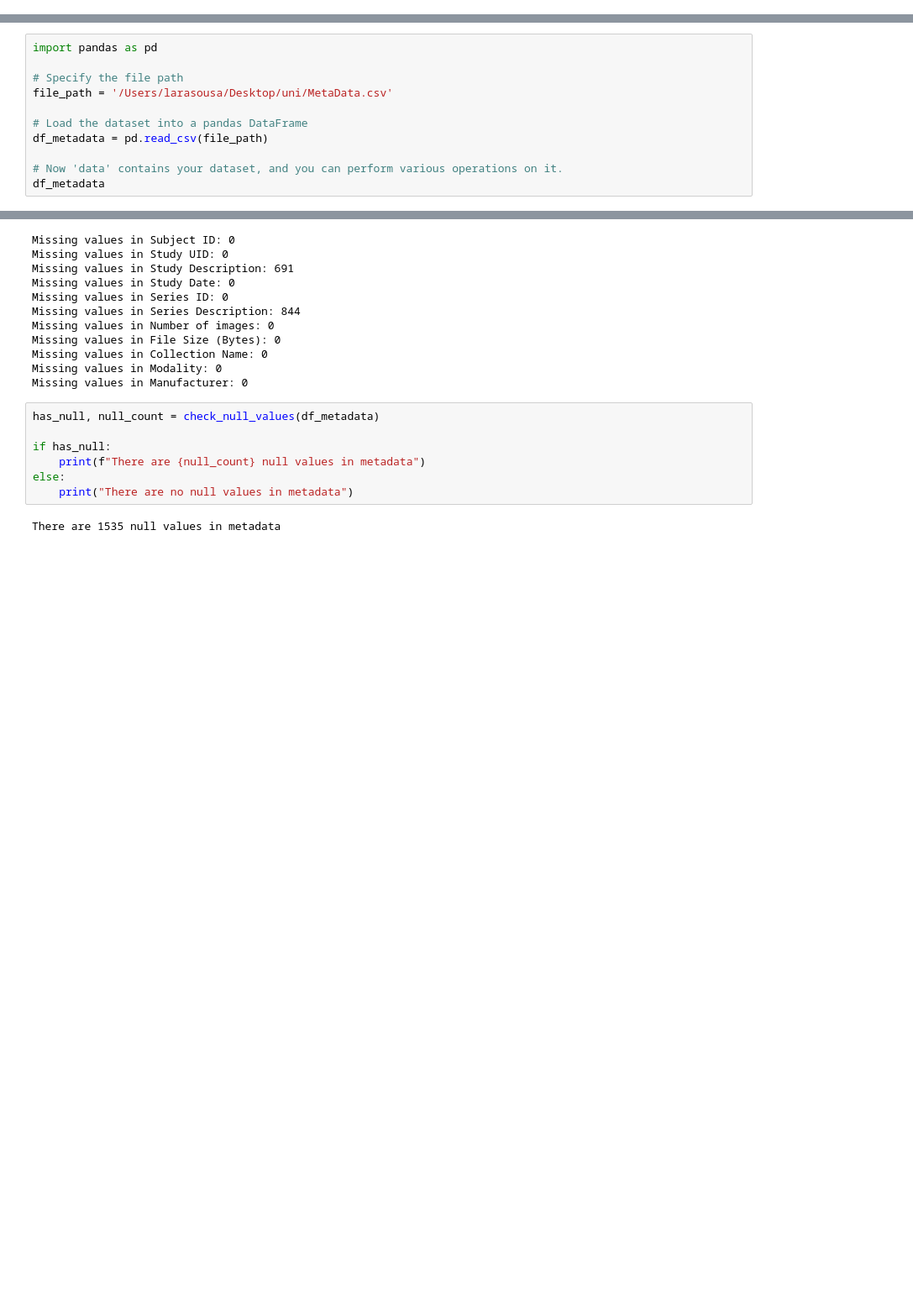
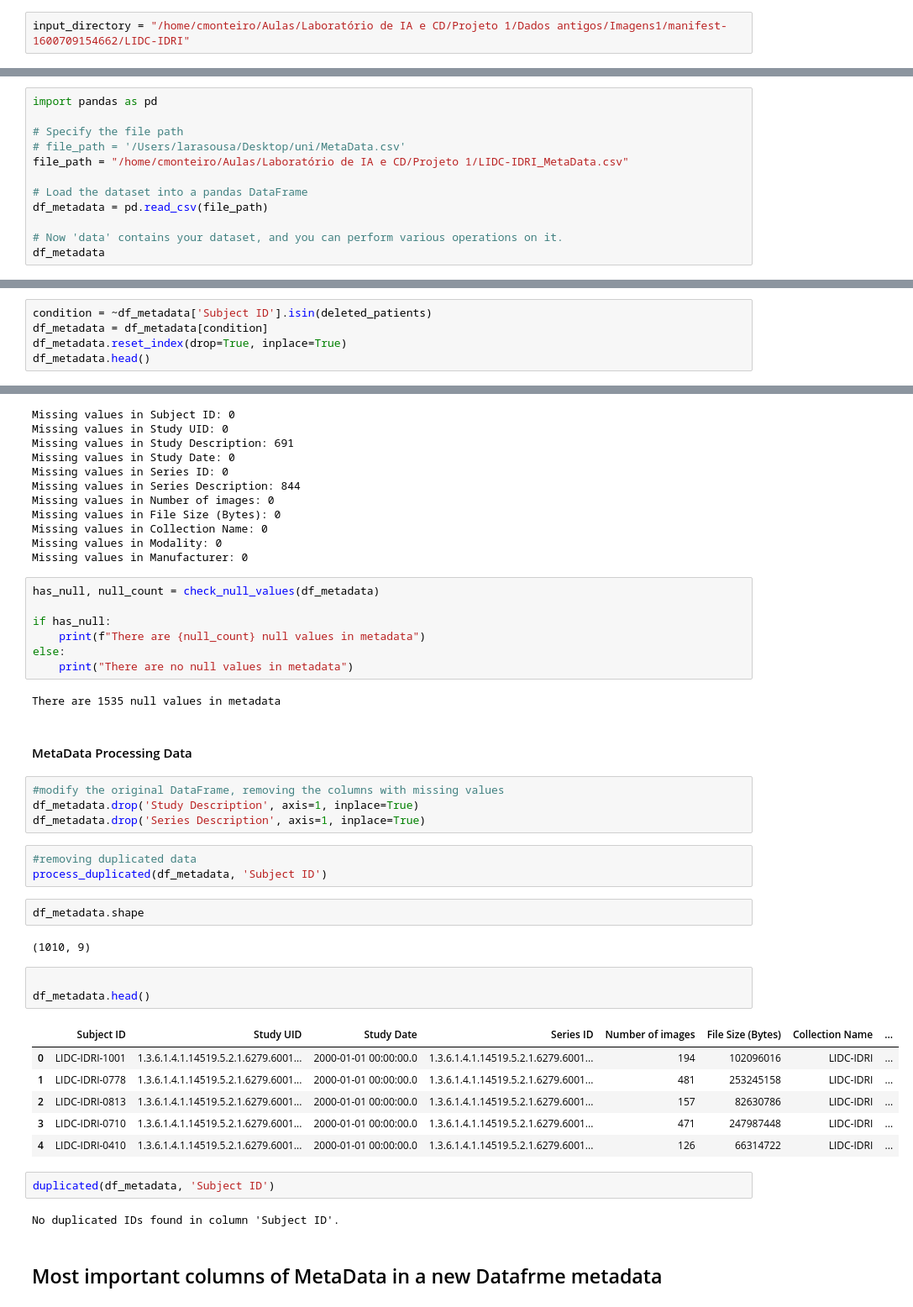
Before and after one commit to catarinam93/Lung-Cancer-Study, a Jupyter notebook: PreProcessamento/pre-processamento.ipynb, the cells around one changed output, grey strips where cells are left out. Shown at 84% size. Drawn from its saved outputs; the diff is of its cells as text; blank space fills up the shorter version.

```diff
--- a/PreProcessamento/pre-processamento.ipynb
+++ b/PreProcessamento/pre-processamento.ipynb
@@ -7,0 +18,2 @@ import os
+# %%
+input_directory = "/home/cmonteiro/Aulas/Laboratório de IA e CD/Projeto 1/Dados antigos/Imagens1/manifest-1600709154662/LIDC-IDRI"
@@ -545,7 +510,8 @@ No IDs with whitespace
 import pandas as pd
 
 # Specify the file path
-file_path = '/Users/larasousa/Desktop/uni/MetaData.csv'
+# file_path = '/Users/larasousa/Desktop/uni/MetaData.csv'
+file_path = "/home/cmonteiro/Aulas/Laboratório de IA e CD/Projeto 1/LIDC-IDRI_MetaData.csv"
 
 # Load the dataset into a pandas DataFrame
 df_metadata = pd.read_csv(file_path)
@@ -568,0 +537,5 @@ df_metadata
+# %%
+condition = ~df_metadata['Subject ID'].isin(deleted_patients)
+df_metadata = df_metadata[condition]
+df_metadata.reset_index(drop=True, inplace=True)
+df_metadata.head()
@@ -615,3 +595,32 @@ else:
     print("There are no null values in metadata")
 # %% [output]
 There are 1535 null values in metadata
+# %% [markdown]
+#### MetaData Processing Data
+# %%
+#modify the original DataFrame, removing the columns with missing values
+df_metadata.drop('Study Description', axis=1, inplace=True)
+df_metadata.drop('Series Description', axis=1, inplace=True)
+# %%
+#removing duplicated data
+process_duplicated(df_metadata, 'Subject ID')
+# %%
+df_metadata.shape
+# %% [output]
+(1010, 9)
+# %%
+
+df_metadata.head()
+# %% [output]
+|  | Subject ID | Study UID | Study Date | Series ID | Number of images | File Size (Bytes) | Collection Name | ... |
+| 0 | LIDC-IDRI-1001 | 1.3.6.1.4.1.14519.5.2.1.6279.6001... | 2000-01-01 00:00:00.0 | 1.3.6.1.4.1.14519.5.2.1.6279.6001... | 194 | 102096016 | LIDC-IDRI | ... |
+| 1 | LIDC-IDRI-0778 | 1.3.6.1.4.1.14519.5.2.1.6279.6001... | 2000-01-01 00:00:00.0 | 1.3.6.1.4.1.14519.5.2.1.6279.6001... | 481 | 253245158 | LIDC-IDRI | ... |
+| 2 | LIDC-IDRI-0813 | 1.3.6.1.4.1.14519.5.2.1.6279.6001... | 2000-01-01 00:00:00.0 | 1.3.6.1.4.1.14519.5.2.1.6279.6001... | 157 | 82630786 | LIDC-IDRI | ... |
+| 3 | LIDC-IDRI-0710 | 1.3.6.1.4.1.14519.5.2.1.6279.6001... | 2000-01-01 00:00:00.0 | 1.3.6.1.4.1.14519.5.2.1.6279.6001... | 471 | 247987448 | LIDC-IDRI | ... |
+| 4 | LIDC-IDRI-0410 | 1.3.6.1.4.1.14519.5.2.1.6279.6001... | 2000-01-01 00:00:00.0 | 1.3.6.1.4.1.14519.5.2.1.6279.6001... | 126 | 66314722 | LIDC-IDRI | ... |
+# %%
+duplicated(df_metadata, 'Subject ID')
+# %% [output]
+No duplicated IDs found in column 'Subject ID'.
+# %% [markdown]
+## Most important columns of MetaData in a new Datafrme metadata
```
Also changed, not shown: parts of 44 cells of this notebook, 2 other files.
